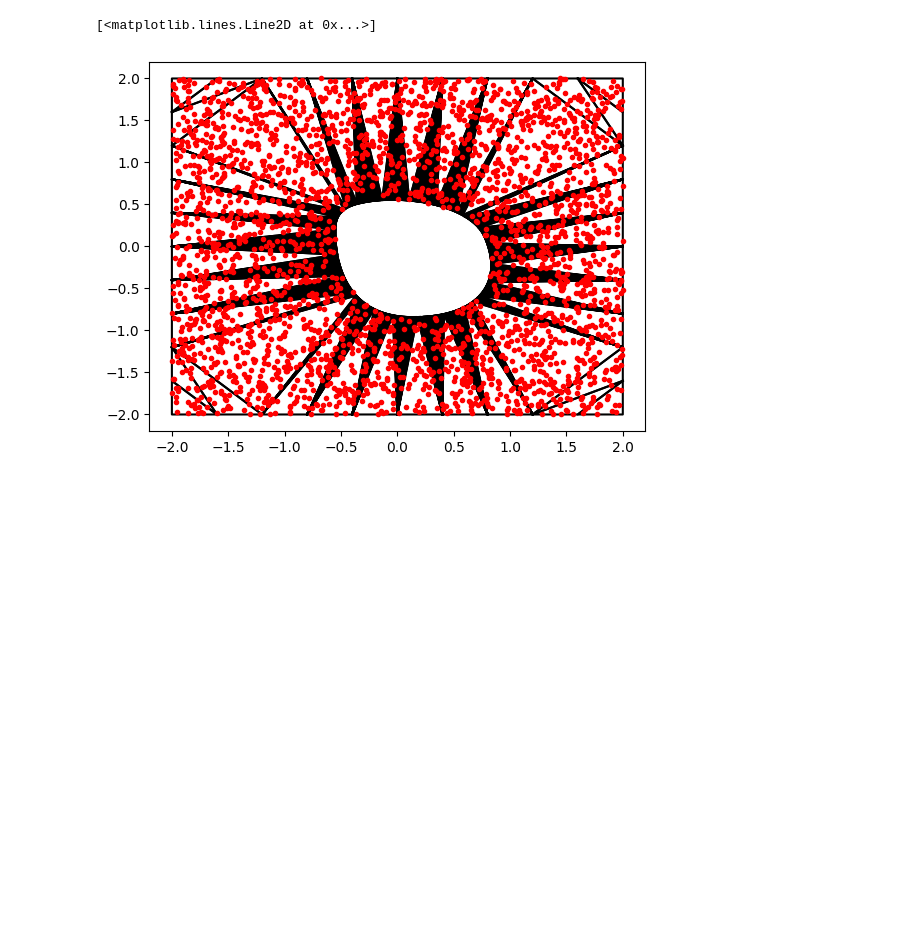
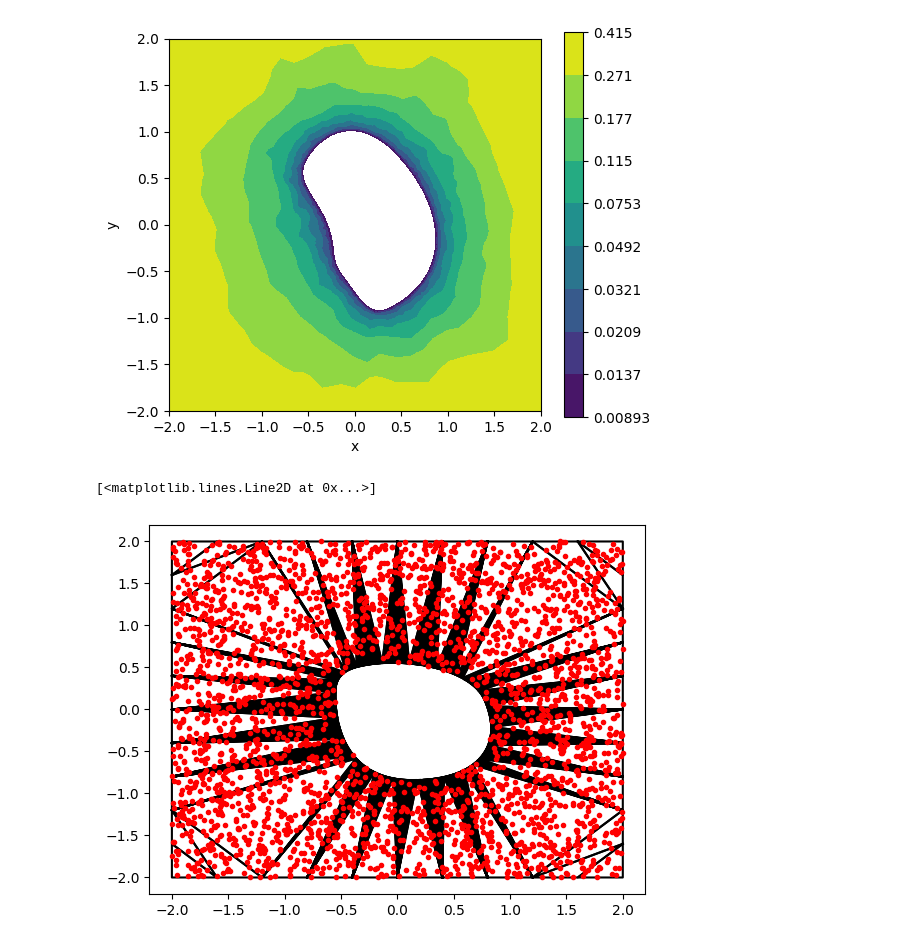
Before and after one commit to jh6220/SINNs-FEM, a Jupyter notebook: LowReFlowDataExplore.ipynb, the cells around one changed output. Saved outputs shown, nothing was run; the diff lists cells and outputs as text; code cells hidden in the pictures; blank space fills up the shorter version.

```diff
--- a/LowReFlowDataExplore.ipynb
+++ b/LowReFlowDataExplore.ipynb
@@ -30,3 +388,14 @@ data_arr = loadData('TrainingData/LowReFlowDataProcessed/dataLowReFLow.json')
+# %%
+data = data_arr[2001]
+nodes = data['nodes']
+elements = data['elements']
+elSizeNodes = data['elSizeNodes'].copy()
+elSizeNodes[elSizeNodes == 0] = elSizeNodes.max()
+%matplotlib inline
+# %matplotlib qt
+PlotFEMsolution(nodes, elements,elSizeNodes,cmapLog=True)
+# %% [output]
+[figure, added]
 # %%
 def GetAreaTriang(nodes_els):
     # Calculate the area of a triangles in a mesh
```
Also changed, not shown: parts of 25 cells of this notebook, 6 other files.
